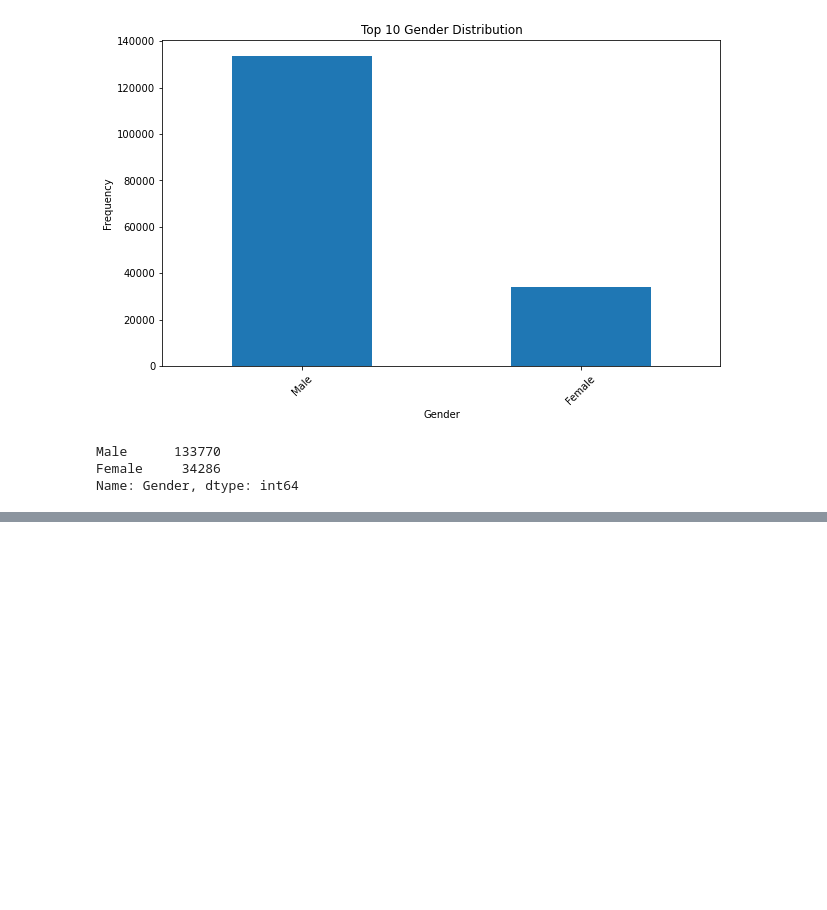
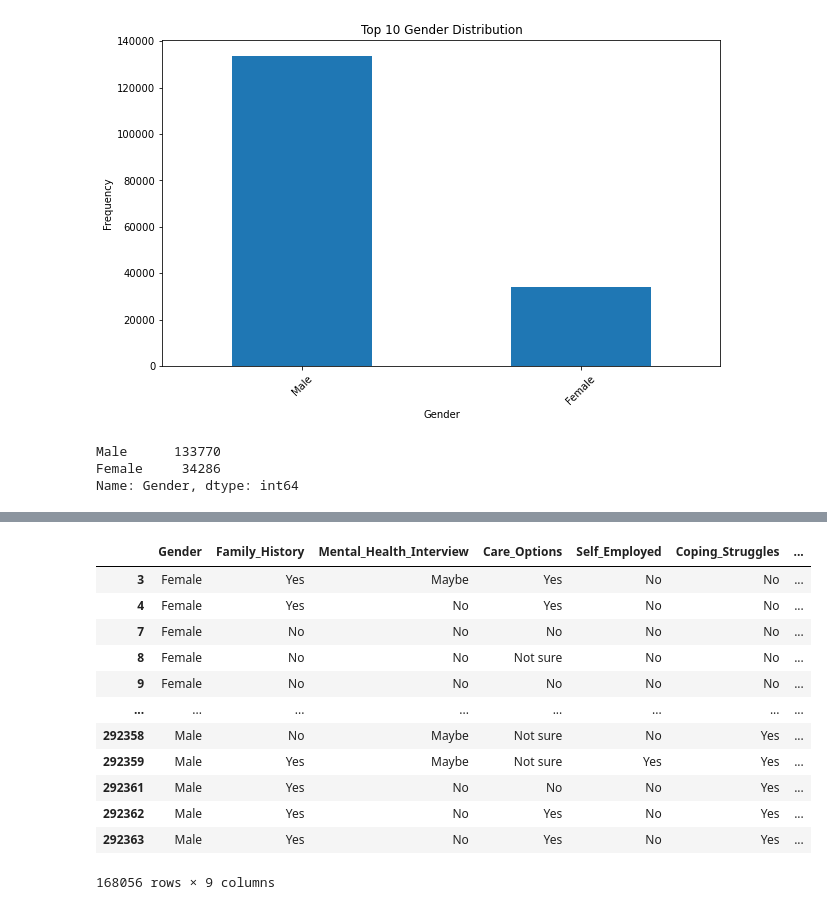
Before and after one commit to Lotus-baumgarner/Will-They-Seek-Treatment, a Jupyter notebook: Seek Treatment Notebook.ipynb, the cells around one changed output, grey strips where cells are left out. Drawn from its saved outputs; the diff is of its cells as text; code cells hidden in the pictures; blank space fills up the shorter version.

```diff
--- a/Seek Treatment Notebook.ipynb
+++ b/Seek Treatment Notebook.ipynb
@@ -292,0 +398,21 @@ Those who were either not sure or did not know of available care options are mor
+# %%
+# Started by selecting only the columns associated with my target variable.
+selected_columns = ['Gender', 'Family_History', 'Mental_Health_Interview', 'Care_Options',
+                       'Self_Employed', 'Coping_Struggles', 'Growing_Stress', 'Occupation',
+                       'Mental_Health_History']
+
+treatment_df[selected_columns]
+# %% [output]
+|  | Gender | Family_History | Mental_Health_Interview | Care_Options | Self_Employed | Coping_Struggles | ... |
+| 3 | Female | Yes | Maybe | Yes | No | No | ... |
+| 4 | Female | Yes | No | Yes | No | No | ... |
+| 7 | Female | No | No | No | No | No | ... |
+| 8 | Female | No | No | Not sure | No | No | ... |
+| 9 | Female | No | No | No | No | No | ... |
+| ... | ... | ... | ... | ... | ... | ... | ... |
+| 292358 | Male | No | Maybe | Not sure | No | Yes | ... |
+| 292359 | Male | Yes | Maybe | Not sure | Yes | Yes | ... |
+| 292361 | Male | Yes | No | No | No | Yes | ... |
+| 292362 | Male | Yes | No | Yes | No | Yes | ... |
+| 292363 | Male | Yes | No | Yes | No | Yes | ... |
+168056 rows × 9 columns
```
Also changed, not shown: parts of 19 cells of this notebook.
